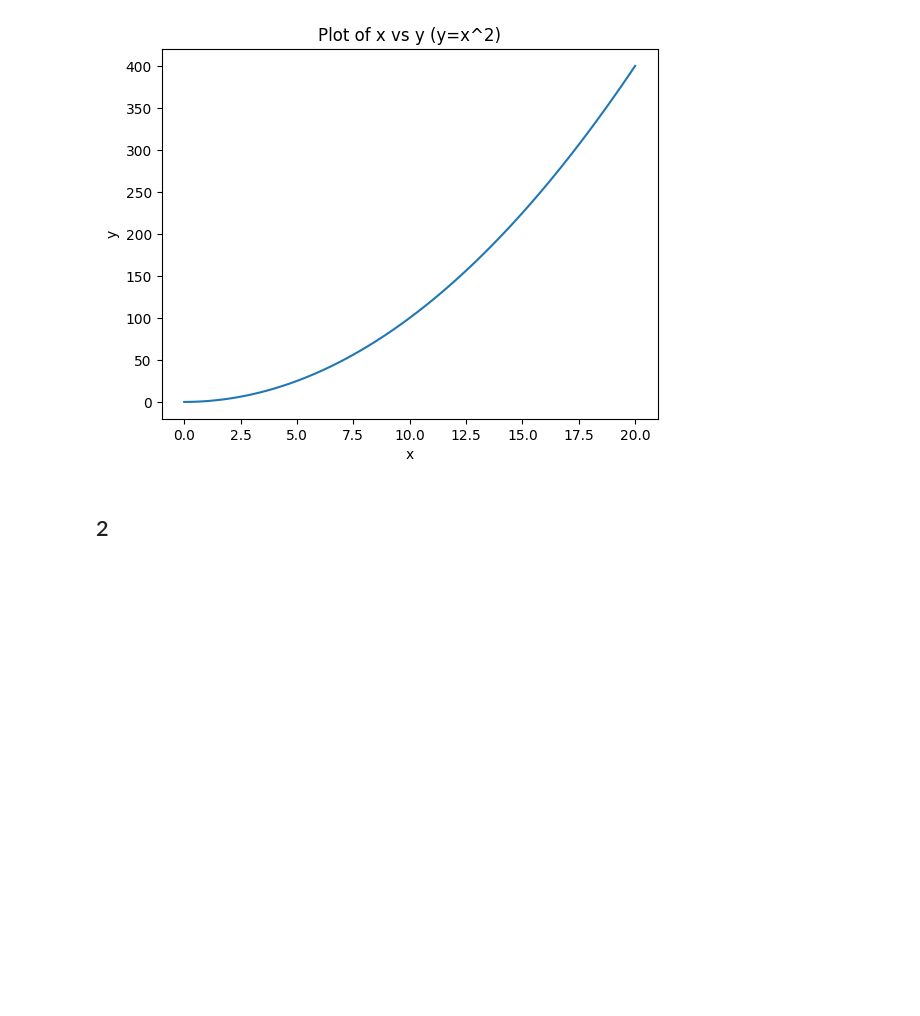
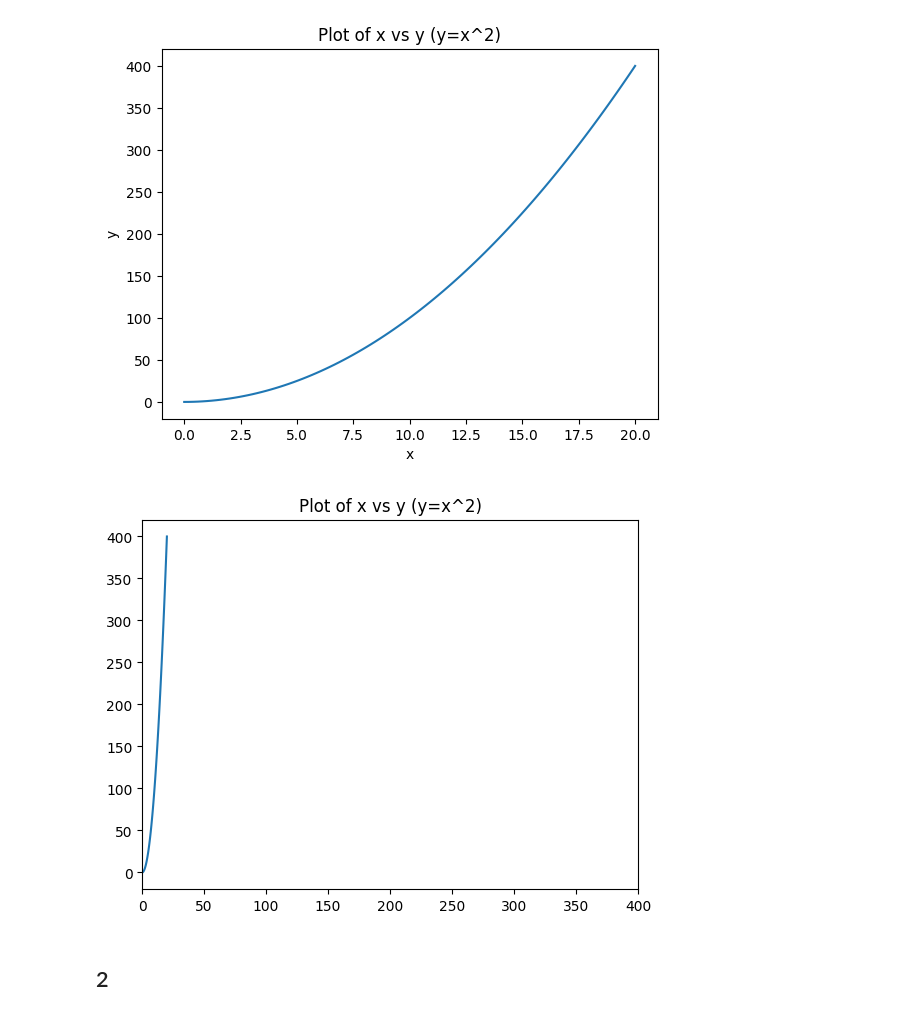
Before and after one commit to danik1341/DI_Python_Bootcamp, a Jupyter notebook: w5d3/daily.ipynb, the cells around one changed output. Drawn from its saved outputs; the diff is of its cells as text; code cells hidden in the pictures; blank space fills up the shorter version.

```diff
--- a/w5d3/daily.ipynb
+++ b/w5d3/daily.ipynb
@@ -25,6 +25,25 @@ axes.plot(x, y)
 figure.savefig('xvs.png')
 # %% [output]
 [figure]
+# %%
+x = np.linspace(0, 20, 100)
+y = x ** 2
+
+figure, axes = plt.subplots()
+
+axes.set_xlim(0, 20)
+
+axes.set_xlim(0, 400)
+
+axes.set_title('Plot of x vs y (y=x^2)')
+
+axes.plot(x, y)
+
+figure.savefig('xvs_notGoodLooking.png')
+
+# And this is why it doenst look nicer like so -
+# %% [output]
+[figure, added]
 # %% [markdown]
 ## 2
 # %%
```
Also changed, not shown: 1 other file.
